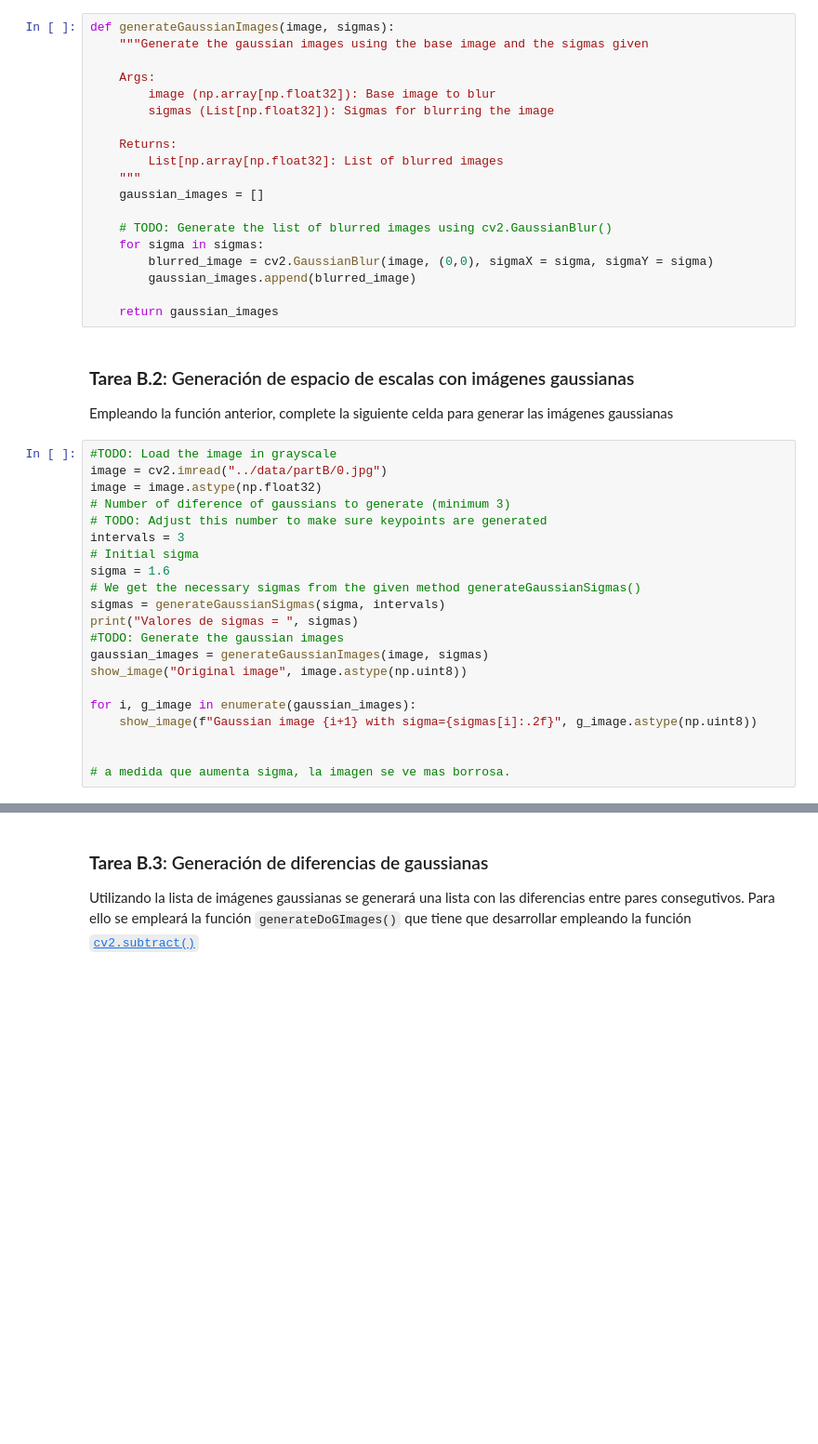
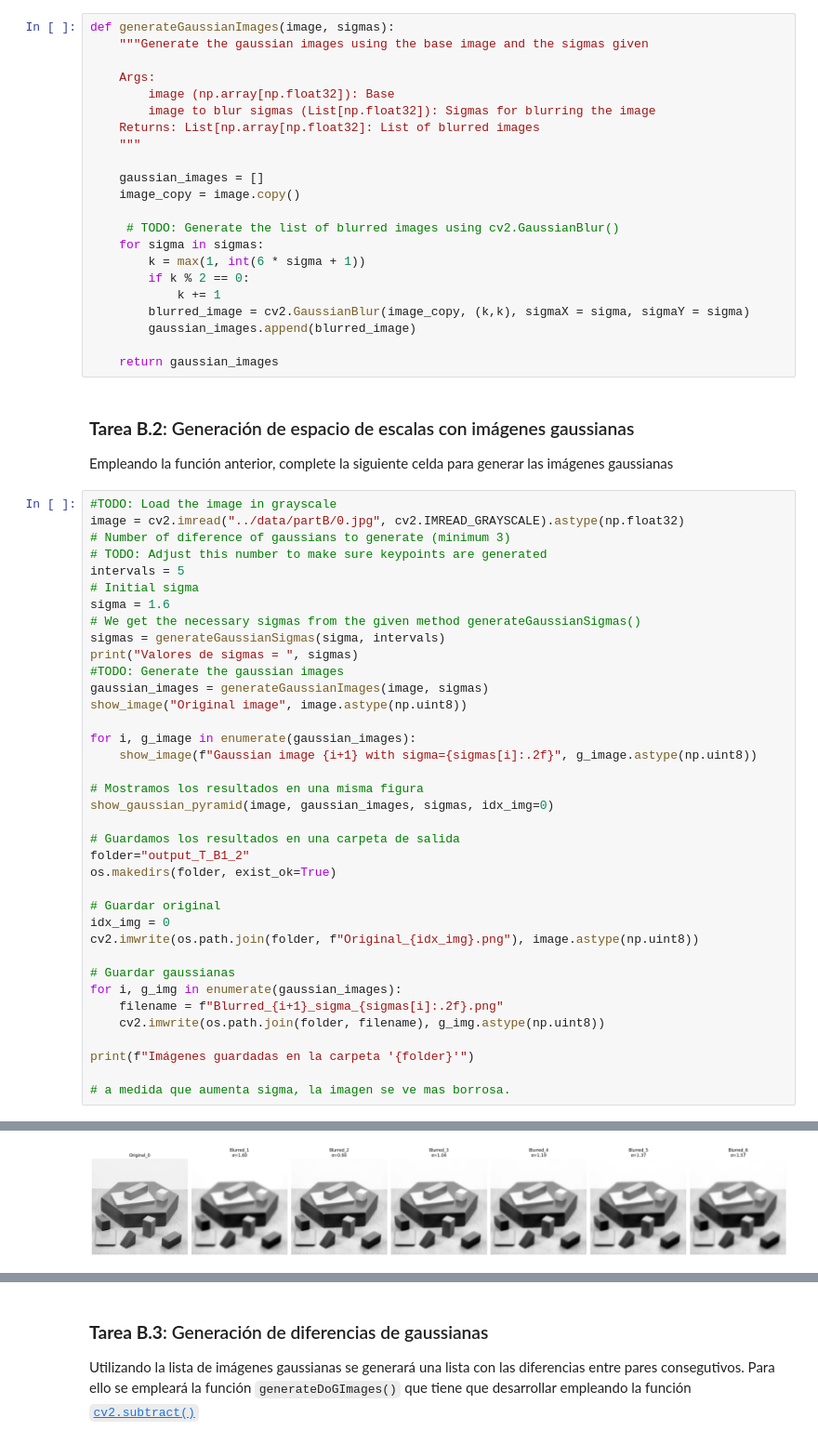
Before and after one commit to beajimeenez/Practicas_Computer_Vision, a Jupyter notebook: Lab_4/src/partB.ipynb, the cells around one changed output, grey strips where cells are left out. Shown: that part at 93% size. Cells and saved outputs as stored; diff of their text form; blank space fills up the shorter version.

```diff
--- a/Lab_4/src/partB.ipynb
+++ b/Lab_4/src/partB.ipynb
@@ -58,17 +98,20 @@ def generateGaussianImages(image, sigmas):
     """Generate the gaussian images using the base image and the sigmas given
 
     Args:
-        image (np.array[np.float32]): Base image to blur
-        sigmas (List[np.float32]): Sigmas for blurring the image
+        image (np.array[np.float32]): Base
+        image to blur sigmas (List[np.float32]): Sigmas for blurring the image
+    Returns: List[np.array[np.float32]: List of blurred images
+    """
 
-    Returns:
-        List[np.array[np.float32]: List of blurred images
-    """
     gaussian_images = []
+    image_copy = image.copy()
 
-    # TODO: Generate the list of blurred images using cv2.GaussianBlur()
+     # TODO: Generate the list of blurred images using cv2.GaussianBlur()
     for sigma in sigmas:
-        blurred_image = cv2.GaussianBlur(image, (0,0), sigmaX = sigma, sigmaY = sigma)
+        k = max(1, int(6 * sigma + 1))
+        if k % 2 == 0:
+            k += 1
+        blurred_image = cv2.GaussianBlur(image_copy, (k,k), sigmaX = sigma, sigmaY = sigma)
         gaussian_images.append(blurred_image)
 
     return gaussian_images
@@ -78,11 +121,10 @@ def generateGaussianImages(image, sigmas):
 Empleando la función anterior, complete la siguiente celda para generar las imágenes gaussianas
 # %%
 #TODO: Load the image in grayscale
-image = cv2.imread("../data/partB/0.jpg")
-image = image.astype(np.float32)
+image = cv2.imread("../data/partB/0.jpg", cv2.IMREAD_GRAYSCALE).astype(np.float32)
 # Number of diference of gaussians to generate (minimum 3)
 # TODO: Adjust this number to make sure keypoints are generated
-intervals = 3
+intervals = 5
 # Initial sigma
 sigma = 1.6
 # We get the necessary sigmas from the given method generateGaussianSigmas()
@@ -95,6 +137,23 @@ show_image("Original image", image.astype(np.uint8))
 for i, g_image in enumerate(gaussian_images):
     show_image(f"Gaussian image {i+1} with sigma={sigmas[i]:.2f}", g_image.astype(np.uint8))
 
+# Mostramos los resultados en una misma figura
+show_gaussian_pyramid(image, gaussian_images, sigmas, idx_img=0)
+
+# Guardamos los resultados en una carpeta de salida
+folder="output_T_B1_2"
+os.makedirs(folder, exist_ok=True)
+
+# Guardar original
+idx_img = 0
+cv2.imwrite(os.path.join(folder, f"Original_{idx_img}.png"), image.astype(np.uint8))
+
+# Guardar gaussianas
+for i, g_img in enumerate(gaussian_images):
+    filename = f"Blurred_{i+1}_sigma_{sigmas[i]:.2f}.png"
+    cv2.imwrite(os.path.join(folder, filename), g_img.astype(np.uint8))
+
+print(f"Imágenes guardadas en la carpeta '{folder}'")
 
 # a medida que aumenta sigma, la imagen se ve mas borrosa.
 # %% [output]
@@ -101,0 +161 @@ Valores de sigmas =  [1.6        1.2262735  1.54500779 1.94658784]
+[figure, added]
```
Also changed, not shown: parts of 6 cells of this notebook, 8 other files.
